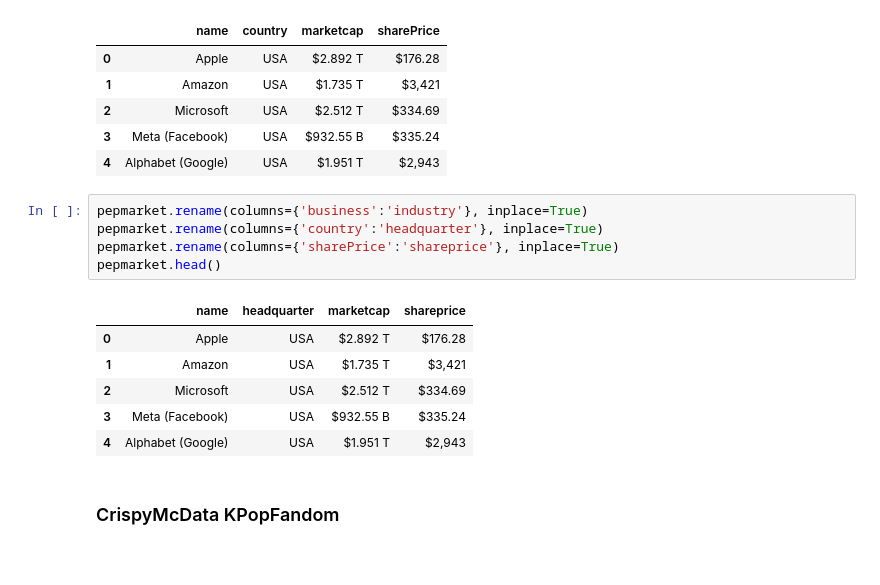
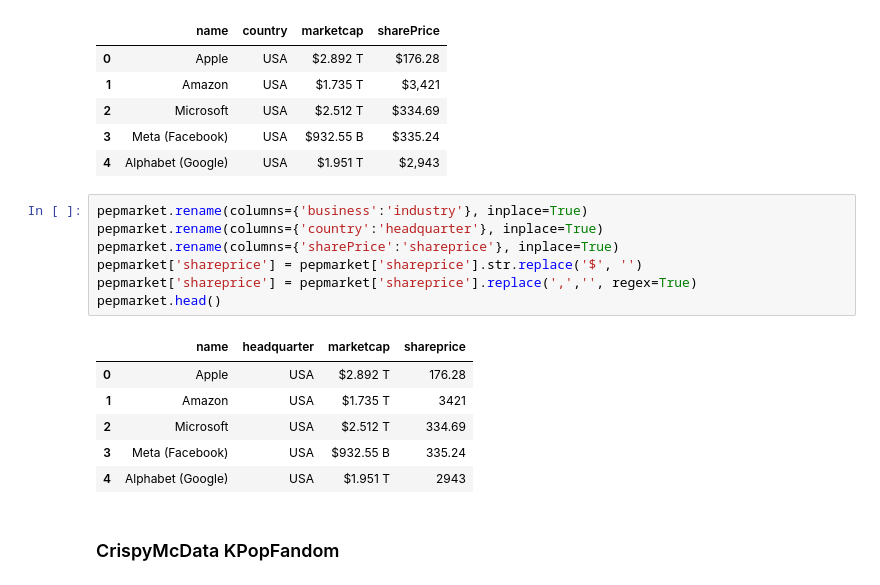
Before and after one commit to samuel-esp/IngDati-Progetto, a Jupyter notebook: SchemaAlignmentCompanies.ipynb, the cells around one changed output. Drawn from its saved outputs; the diff is of its cells as text.

```diff
--- a/SchemaAlignmentCompanies.ipynb
+++ b/SchemaAlignmentCompanies.ipynb
@@ -772,15 +774,17 @@ pepmarket.head()
 # %%
 pepmarket.rename(columns={'business':'industry'}, inplace=True)
 pepmarket.rename(columns={'country':'headquarter'}, inplace=True)
 pepmarket.rename(columns={'sharePrice':'shareprice'}, inplace=True)
+pepmarket['shareprice'] = pepmarket['shareprice'].str.replace('$', '')
+pepmarket['shareprice'] = pepmarket['shareprice'].replace(',','', regex=True)
 pepmarket.head()
 # %% [output]
 |  | name | headquarter | marketcap | shareprice |
-| 0 | Apple | USA | $2.892 T | $176.28 |
-| 1 | Amazon | USA | $1.735 T | $3,421 |
-| 2 | Microsoft | USA | $2.512 T | $334.69 |
-| 3 | Meta (Facebook) | USA | $932.55 B | $335.24 |
-| 4 | Alphabet (Google) | USA | $1.951 T | $2,943 |
+| 0 | Apple | USA | $2.892 T | 176.28 |
+| 1 | Amazon | USA | $1.735 T | 3421 |
+| 2 | Microsoft | USA | $2.512 T | 334.69 |
+| 3 | Meta (Facebook) | USA | $932.55 B | 335.24 |
+| 4 | Alphabet (Google) | USA | $1.951 T | 2943 |
 # %% [markdown]
 ### CrispyMcData KPopFandom
 # %%
```
Also changed, not shown: parts of 13 cells of this notebook, 1 other file.
